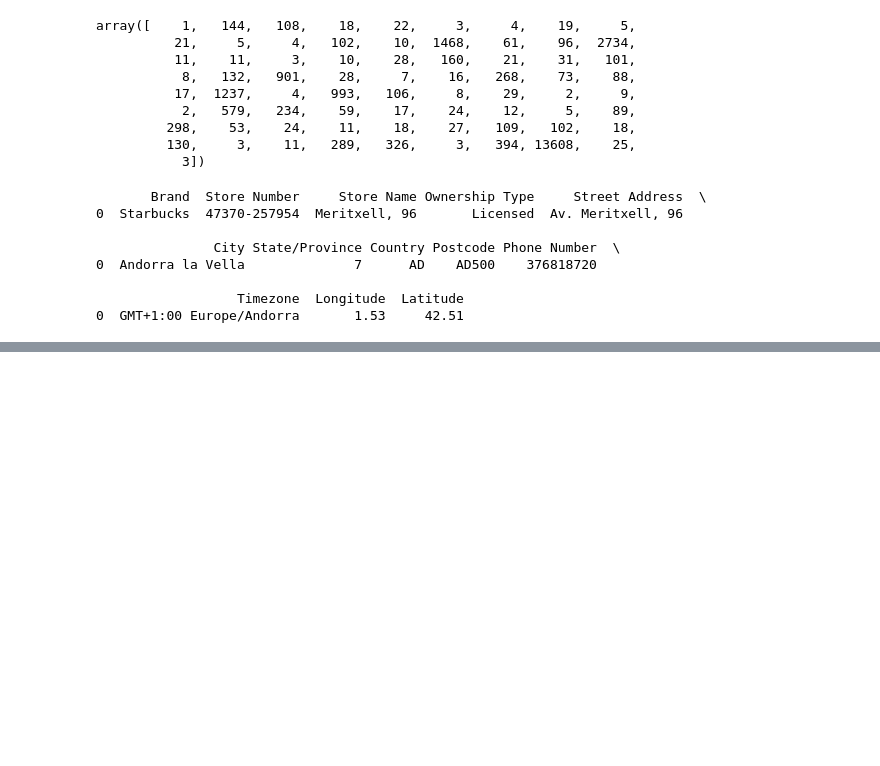
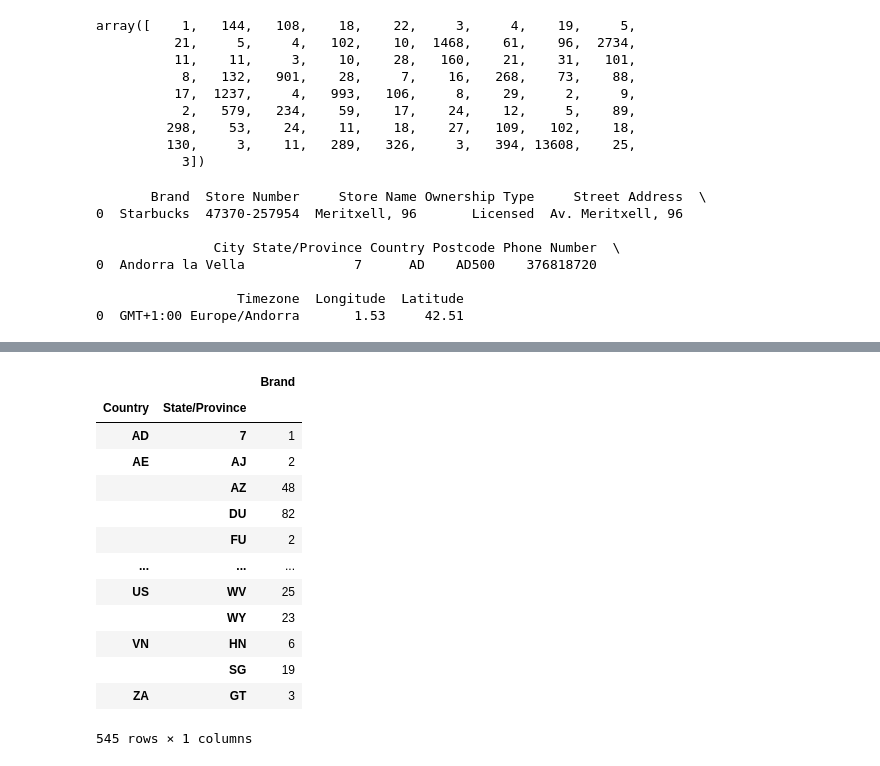
Before and after one commit to yanyusiyunshen/Data-Analysis, a Jupyter notebook: code/pandas.ipynb, the cells around one changed output, grey strips where cells are left out. Cells and saved outputs as stored; diff of their text form; code cells hidden in the pictures; blank space fills up the shorter version.

```diff
--- a/code/pandas.ipynb
+++ b/code/pandas.ipynb
@@ -1832,0 +1874,18 @@ print(df.head(1))#对每一列的数据是什么，有一个把握
+# %%
+grouped1 = df[["Brand"]].groupby(by=[df["Country"], df["State/Province"]]).count()
+grouped1
+# %% [output]
+|  |  | Brand |
+| Country | State/Province |  |
+| AD | 7 | 1 |
+| AE | AJ | 2 |
+|  | AZ | 48 |
+|  | DU | 82 |
+|  | FU | 2 |
+| ... | ... | ... |
+| US | WV | 25 |
+|  | WY | 23 |
+| VN | HN | 6 |
+|  | SG | 19 |
+| ZA | GT | 3 |
+545 rows × 1 columns
```
Also changed, not shown: parts of 3 cells of this notebook.
